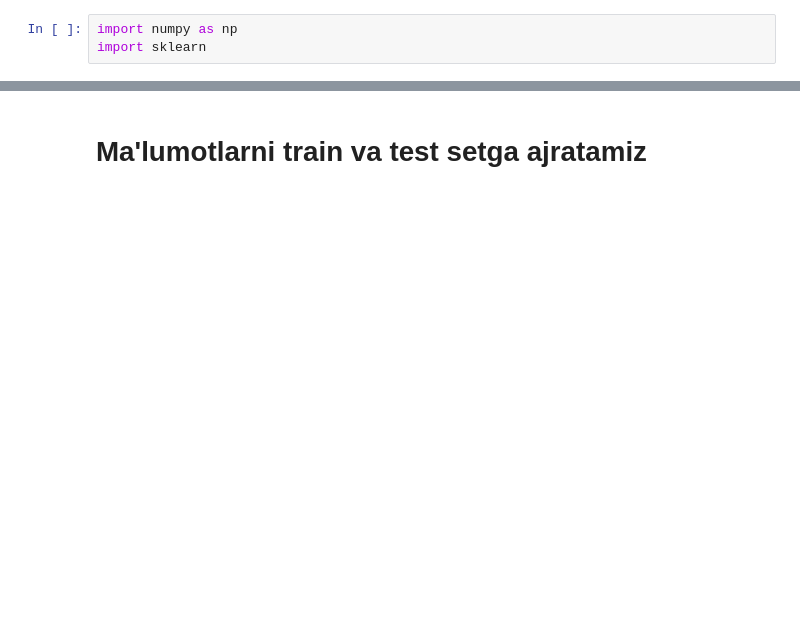
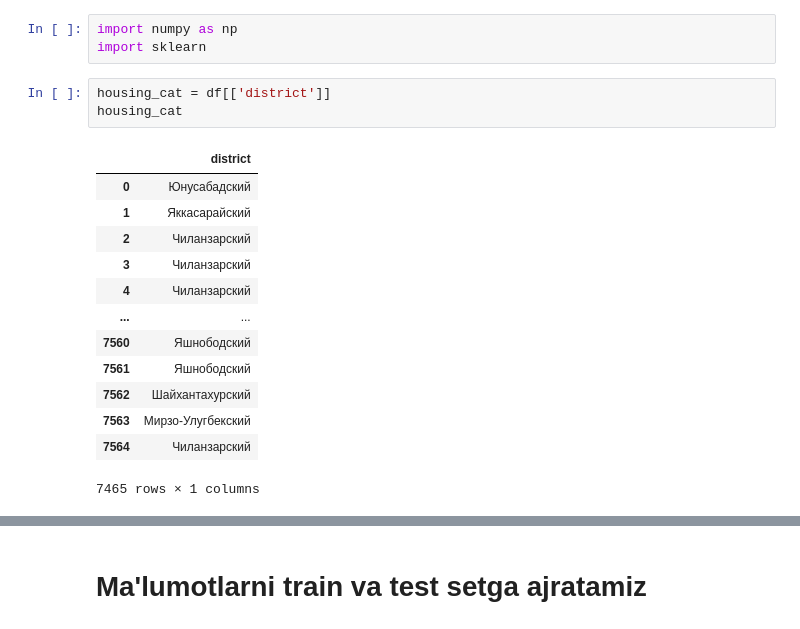
Before and after one commit to asadbek11211/Pandas_exercises, a Jupyter notebook: 05_ml_05_amaliyot.ipynb, the cells around one changed output, grey strips where cells are left out. Drawn from its saved outputs; the diff is of its cells as text; blank space fills up the shorter version.

```diff
--- a/05_ml_05_amaliyot.ipynb
+++ b/05_ml_05_amaliyot.ipynb
@@ -117,3 +133,20 @@ dtype: float64
 # %%
 import numpy as np
 import sklearn
+# %%
+housing_cat = df[['district']]
+housing_cat
+# %% [output]
+|  | district |
+| 0 | Юнусабадский |
+| 1 | Яккасарайский |
+| 2 | Чиланзарский |
+| 3 | Чиланзарский |
+| 4 | Чиланзарский |
+| ... | ... |
+| 7560 | Яшнободский |
+| 7561 | Яшнободский |
+| 7562 | Шайхантахурский |
+| 7563 | Мирзо-Улугбекский |
+| 7564 | Чиланзарский |
+7465 rows × 1 columns
```
Also changed, not shown: parts of 51 cells of this notebook.
